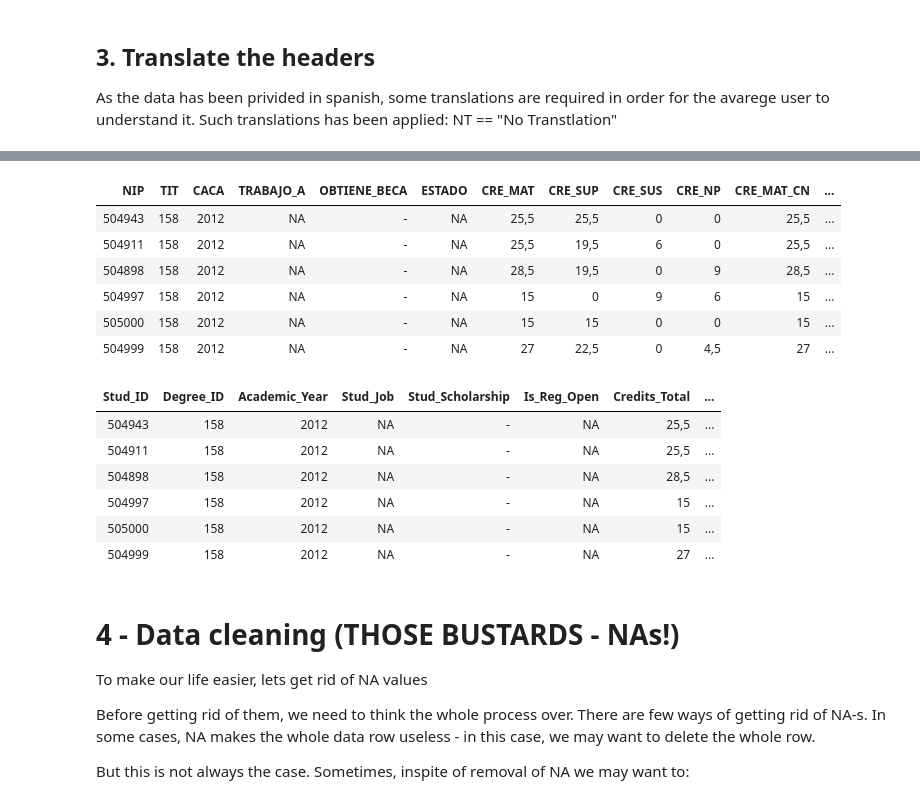
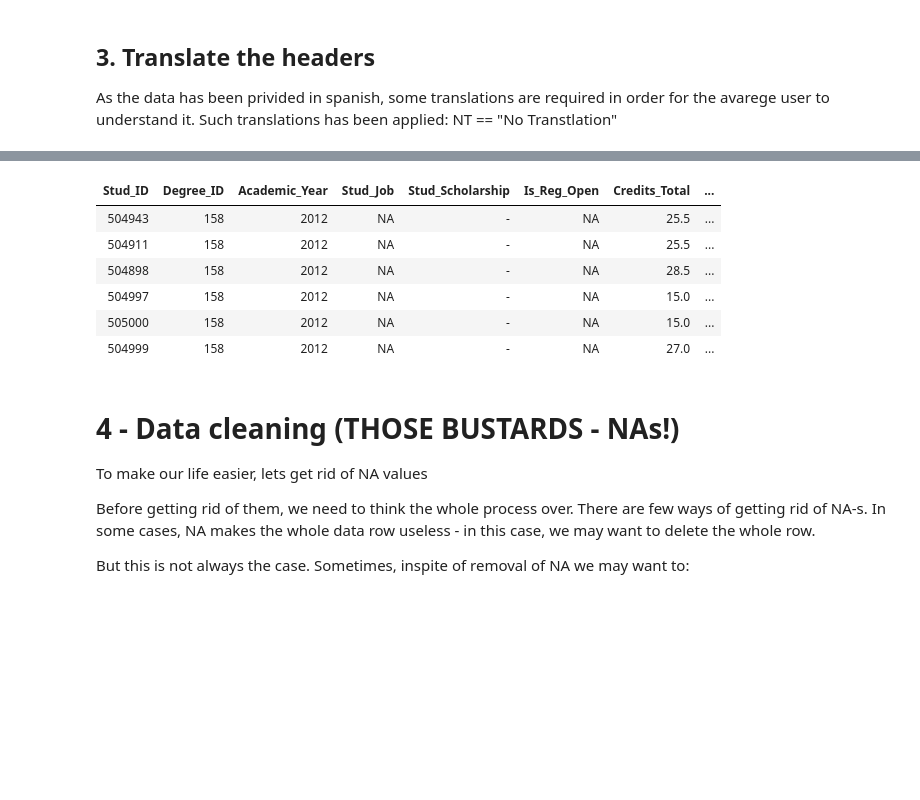
Before and after one commit to adamKuzanski/EduucatonalDataAnalysis, a Jupyter notebook: dataAnalysis.ipynb, the cells around one changed output, grey strips where cells are left out. Saved outputs shown, nothing was run; the diff lists cells and outputs as text; code cells hidden in the pictures; blank space fills up the shorter version.

```diff
--- a/dataAnalysis.ipynb
+++ b/dataAnalysis.ipynb
@@ -55,6 +58,6 @@ head(enrolments_df, 3)
 # %%
 # Load years dataset
-years_df <- read.csv(paste(WORKING_DIRECTORY, DATASET_PATH, YEARS, sep='') ,header=TRUE, sep=';', na.strings=c(""))
+years_df <- read.csv2(paste(WORKING_DIRECTORY, DATASET_PATH, YEARS, sep='') ,header=TRUE, na.strings=c(""))
 head(years_df, 3)
 # %% [output]
 | NIP | TIT | CACA | TRABAJO_A | OBTIENE_BECA | ESTADO | CRE_MAT | CRE_SUP | CRE_SUS | CRE_NP | CRE_MAT_CN | ... |
@@ -243,36 +239,28 @@ CRE_NP_CN --> Credits_No_Show_Normal total number of no-show credits in “norma
 # %%
-head(years_df)
 colnames(years_df) <- c(
     "Stud_ID",
     "Degree_ID",
     "Academic_Year",
     "Stud_Job",
     "Stud_Scholarship",
     "Is_Reg_Open",
     "Credits_Total",
     "Credits_Passed_Total",
     "Credits_Failed_Total",
     "Credits_No_Show_Total",
     "Credits_Normal_Reg_Total",
     "Credits_Passed_Normal",
     "Credits_Failed_Normal",
     "Credits_No_Show_Normal")
 head(years_df)
 # %% [output]
-| NIP | TIT | CACA | TRABAJO_A | OBTIENE_BECA | ESTADO | CRE_MAT | CRE_SUP | CRE_SUS | CRE_NP | CRE_MAT_CN | ... |
-| 504943 | 158 | 2012 | NA | - | NA | 25,5 | 25,5 | 0 | 0 | 25,5 | ... |
-| 504911 | 158 | 2012 | NA | - | NA | 25,5 | 19,5 | 6 | 0 | 25,5 | ... |
-| 504898 | 158 | 2012 | NA | - | NA | 28,5 | 19,5 | 0 | 9 | 28,5 | ... |
-| 504997 | 158 | 2012 | NA | - | NA | 15 | 0 | 9 | 6 | 15 | ... |
-| 505000 | 158 | 2012 | NA | - | NA | 15 | 15 | 0 | 0 | 15 | ... |
-| 504999 | 158 | 2012 | NA | - | NA | 27 | 22,5 | 0 | 4,5 | 27 | ... |
+| Stud_ID | Degree_ID | Academic_Year | Stud_Job | Stud_Scholarship | Is_Reg_Open | Credits_Total | ... |
+| 504943 | 158 | 2012 | NA | - | NA | 25.5 | ... |
+| 504911 | 158 | 2012 | NA | - | NA | 25.5 | ... |
+| 504898 | 158 | 2012 | NA | - | NA | 28.5 | ... |
+| 504997 | 158 | 2012 | NA | - | NA | 15.0 | ... |
+| 505000 | 158 | 2012 | NA | - | NA | 15.0 | ... |
+| 504999 | 158 | 2012 | NA | - | NA | 27.0 | ... |
-| Stud_ID | Degree_ID | Academic_Year | Stud_Job | Stud_Scholarship | Is_Reg_Open | Credits_Total | ... |
-| 504943 | 158 | 2012 | NA | - | NA | 25,5 | ... |
-| 504911 | 158 | 2012 | NA | - | NA | 25,5 | ... |
-| 504898 | 158 | 2012 | NA | - | NA | 28,5 | ... |
-| 504997 | 158 | 2012 | NA | - | NA | 15 | ... |
-| 505000 | 158 | 2012 | NA | - | NA | 15 | ... |
-| 504999 | 158 | 2012 | NA | - | NA | 27 | ... |
 # %% [markdown]
 # 4 - Data cleaning (THOSE BUSTARDS - NAs!)
 To make our life easier, lets get rid of NA values
```
Also changed, not shown: parts of 70 cells of this notebook.
